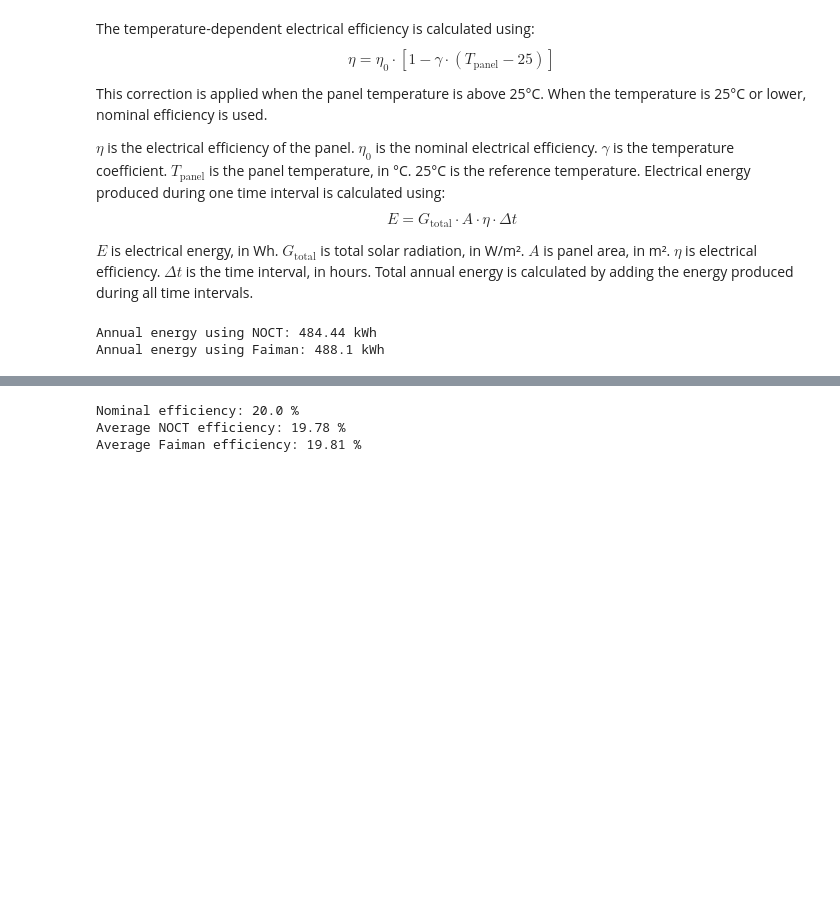
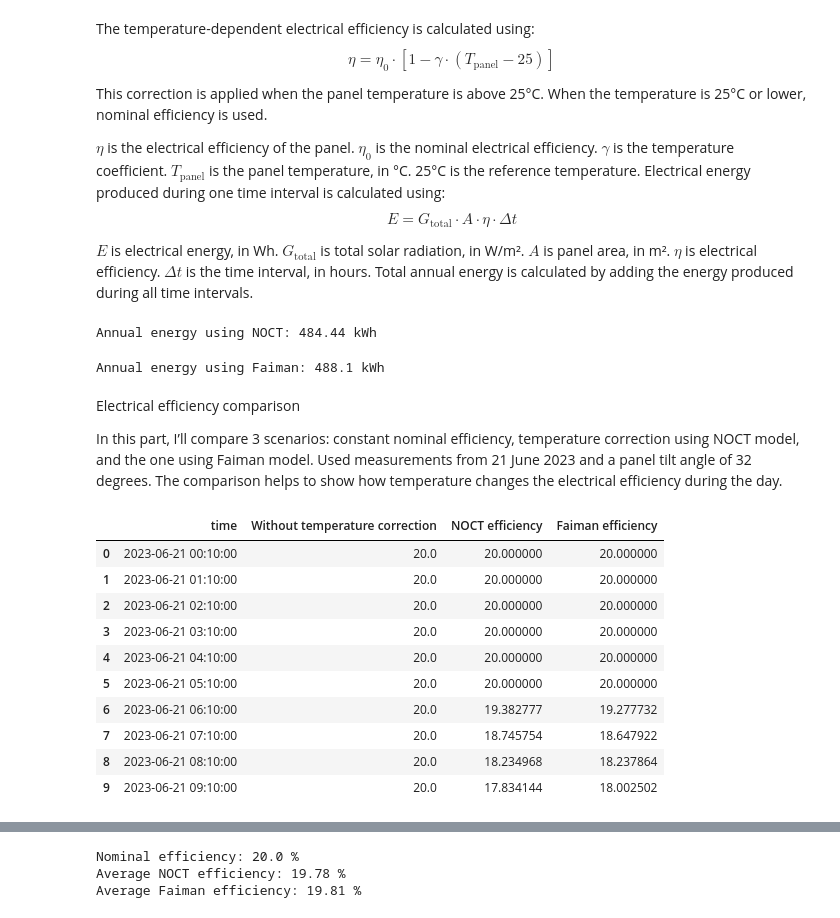
Before and after one commit to myshadow-data/Solar-panel-tilt-angle-optimization, a Jupyter notebook: Tilt_Angle_for_Solar_Panels.ipynb, the cells around one changed output, grey strips where cells are left out. Drawn from its saved outputs; the diff is of its cells as text; code cells hidden in the pictures; blank space fills up the shorter version.

```diff
--- a/Tilt_Angle_for_Solar_Panels.ipynb
+++ b/Tilt_Angle_for_Solar_Panels.ipynb
@@ -1034,6 +1034,9 @@ energy_noct = (
 annual_energy_noct = (
     np.sum(energy_noct, axis=1) / 1000
 )
+print("Annual energy using NOCT:", round(annual_energy_noct[tilt_32_index], 2),"kWh")
+# %% [output]
+Annual energy using NOCT: 484.44 kWh
 # %%
 # Calculate electrical efficiency using Faiman temperature
 efficiency_faiman = nominal_efficiency * (
@@ -1060,20 +1063,44 @@ energy_faiman = (
 annual_energy_faiman = (
     np.sum(energy_faiman, axis=1) / 1000
 )
+print("Annual energy using Faiman:",round(annual_energy_faiman[tilt_32_index], 2),"kWh")
+# %% [output]
+Annual energy using Faiman: 488.1 kWh
-# %%
-
-
-print(
-    "Annual energy using NOCT:",
-    round(annual_energy_noct[tilt_32_index], 2),
-    "kWh"
-)
-
-print(
-    "Annual energy using Faiman:",
-    round(annual_energy_faiman[tilt_32_index], 2),
-    "kWh"
-)
-# %% [output]
-Annual energy using NOCT: 484.44 kWh
-Annual energy using Faiman: 488.1 kWh
+# %% [markdown]
+Electrical efficiency comparison
+
+In this part, I’ll compare 3 scenarios: constant nominal efficiency, temperature correction using NOCT model, and the one using Faiman model. Used measurements from 21 June 2023 and a panel tilt angle of 32 degrees. The comparison helps to show how temperature changes the electrical efficiency during the day.
+# %%
+# Select measurements for 21 June 2023
+efficiency_day_mask = (
+    data["time"].dt.strftime("%Y-%m-%d") == "2023-06-21"
+)
+
+# Create a table with efficiency values
+efficiency_day = pd.DataFrame({
+    "time": data.loc[efficiency_day_mask, "time"].values,
+    "Without temperature correction": np.full(
+        efficiency_day_mask.sum(), nominal_efficiency * 100
+    ),
+    "NOCT efficiency": (
+        efficiency_noct[tilt_32_index][efficiency_day_mask] * 100
+    ),
+    "Faiman efficiency": (
+        efficiency_faiman[tilt_32_index][efficiency_day_mask] * 100
+    )
+})
+
+# Display the first 10 measurements
+display(efficiency_day.head(10))
+# %% [output]
+|  | time | Without temperature correction | NOCT efficiency | Faiman efficiency |
+| 0 | 2023-06-21 00:10:00 | 20.0 | 20.000000 | 20.000000 |
+| 1 | 2023-06-21 01:10:00 | 20.0 | 20.000000 | 20.000000 |
+| 2 | 2023-06-21 02:10:00 | 20.0 | 20.000000 | 20.000000 |
+| 3 | 2023-06-21 03:10:00 | 20.0 | 20.000000 | 20.000000 |
+| 4 | 2023-06-21 04:10:00 | 20.0 | 20.000000 | 20.000000 |
+| 5 | 2023-06-21 05:10:00 | 20.0 | 20.000000 | 20.000000 |
+| 6 | 2023-06-21 06:10:00 | 20.0 | 19.382777 | 19.277732 |
+| 7 | 2023-06-21 07:10:00 | 20.0 | 18.745754 | 18.647922 |
+| 8 | 2023-06-21 08:10:00 | 20.0 | 18.234968 | 18.237864 |
+| 9 | 2023-06-21 09:10:00 | 20.0 | 17.834144 | 18.002502 |
```
Also changed, not shown: parts of 2 cells of this notebook.
